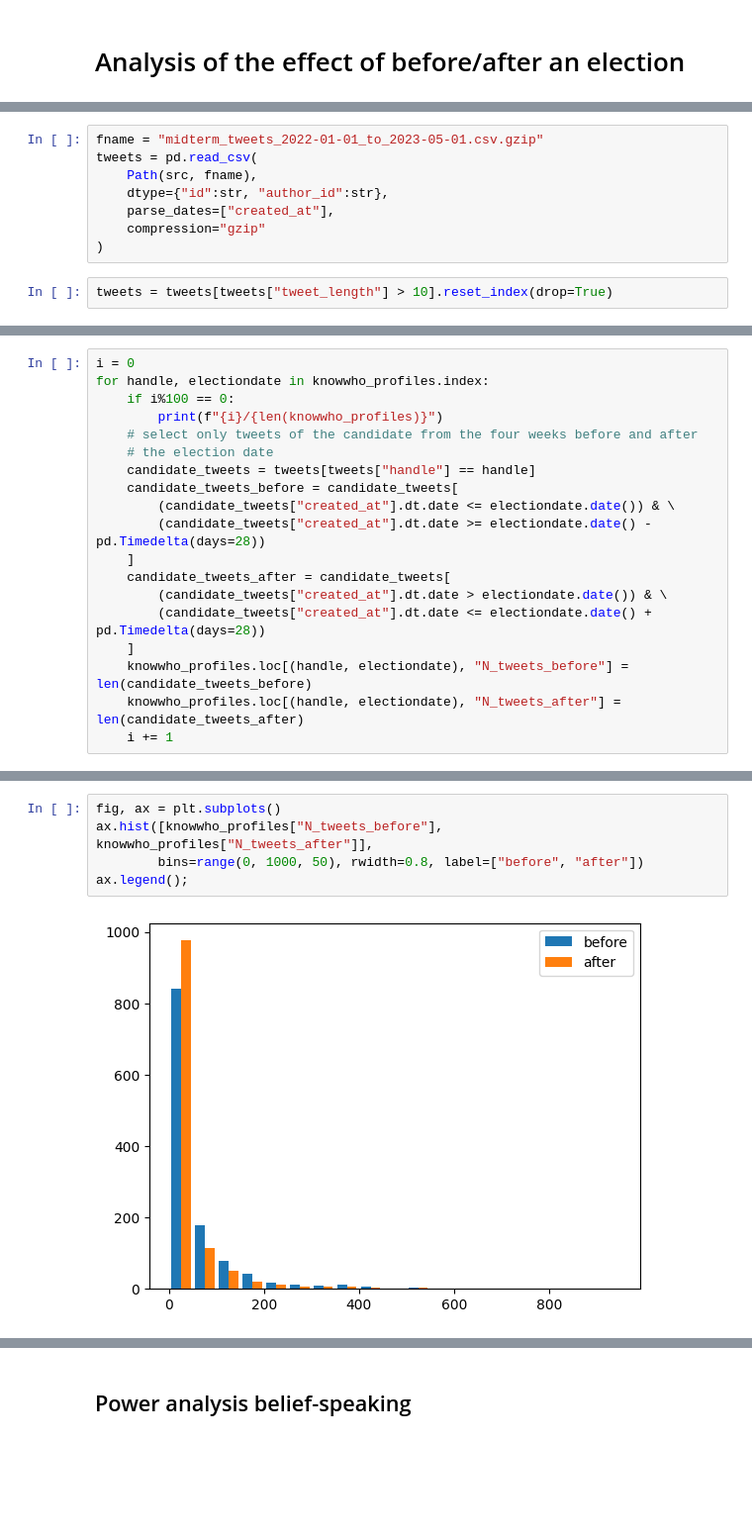
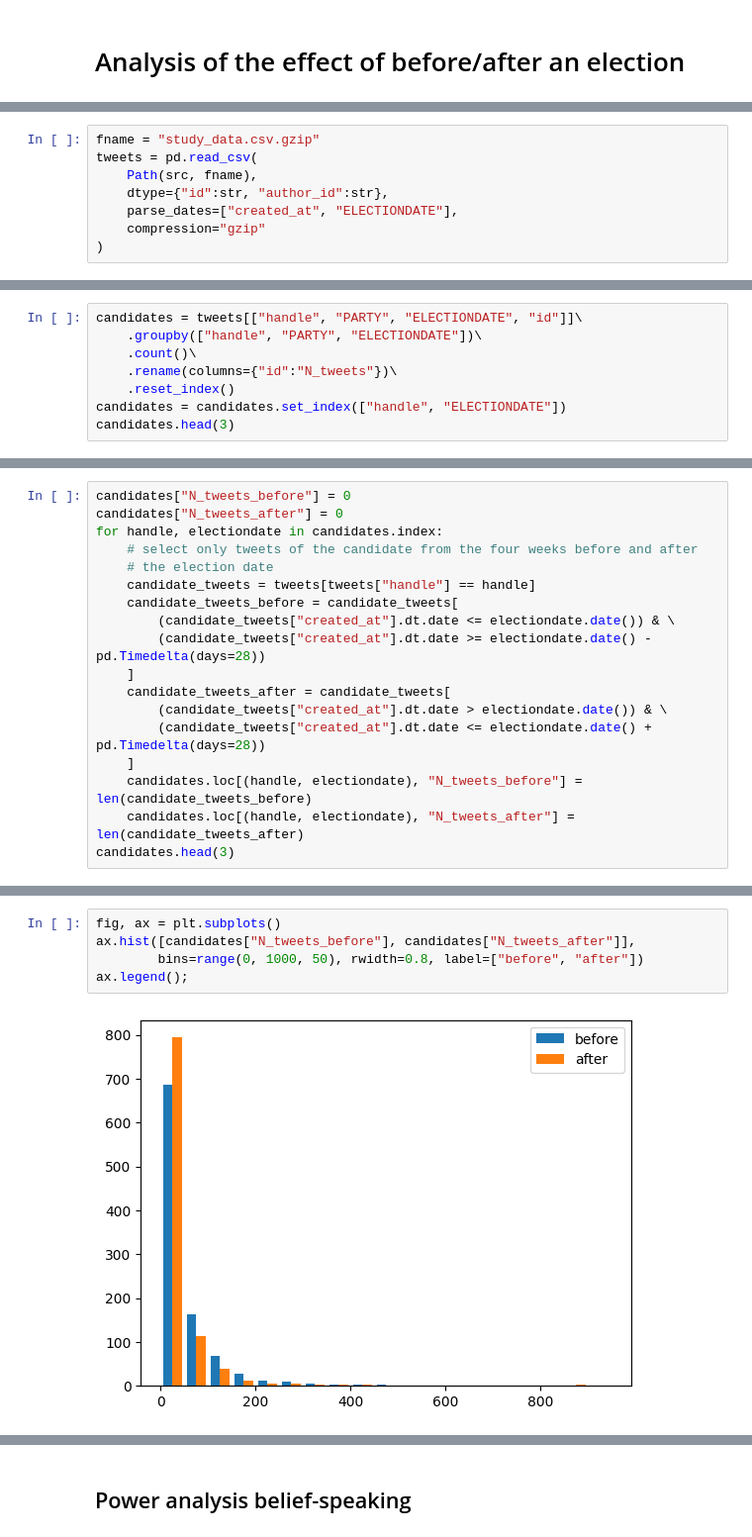
Before and after one commit to JanaLasser/honesty-midterms, a Jupyter notebook: code/analyse_elections.ipynb, the cells around one changed output, grey strips where cells are left out. Shown at 99% size. Cells and saved outputs as stored; diff of their text form; blank space fills up the shorter version.

Commit message:
finished elections power analysis

```diff
--- a/code/analyse_elections.ipynb
+++ b/code/analyse_elections.ipynb
@@ -60,10 +21,8 @@ len(knowwho_profiles)
 # %%
-fname = "midterm_tweets_2022-01-01_to_2023-05-01.csv.gzip"
+fname = "study_data.csv.gzip"
 tweets = pd.read_csv(
     Path(src, fname),
     dtype={"id":str, "author_id":str},
-    parse_dates=["created_at"],
+    parse_dates=["created_at", "ELECTIONDATE"],
     compression="gzip"
 )
-# %%
-tweets = tweets[tweets["tweet_length"] > 10].reset_index(drop=True)
@@ -72,0 +29,8 @@ knowwho_profiles["N_tweets_after"] = np.nan
+# %%
+candidates = tweets[["handle", "PARTY", "ELECTIONDATE", "id"]]\
+    .groupby(["handle", "PARTY", "ELECTIONDATE"])\
+    .count()\
+    .rename(columns={"id":"N_tweets"})\
+    .reset_index()
+candidates = candidates.set_index(["handle", "ELECTIONDATE"])
+candidates.head(3)
@@ -73,8 +43,7 @@ knowwho_profiles["N_tweets_after"] = np.nan
 # %%
-i = 0
-for handle, electiondate in knowwho_profiles.index:
-    if i%100 == 0:
-        print(f"{i}/{len(knowwho_profiles)}")
+candidates["N_tweets_before"] = 0
+candidates["N_tweets_after"] = 0
+for handle, electiondate in candidates.index:
     # select only tweets of the candidate from the four weeks before and after
     # the election date
     candidate_tweets = tweets[tweets["handle"] == handle]
@@ -86,7 +55,7 @@ for handle, electiondate in knowwho_profiles.index:
         (candidate_tweets["created_at"].dt.date > electiondate.date()) & \
         (candidate_tweets["created_at"].dt.date <= electiondate.date() + pd.Timedelta(days=28))
     ]
-    knowwho_profiles.loc[(handle, electiondate), "N_tweets_before"] = len(candidate_tweets_before)
-    knowwho_profiles.loc[(handle, electiondate), "N_tweets_after"] = len(candidate_tweets_after)
-    i += 1
+    candidates.loc[(handle, electiondate), "N_tweets_before"] = len(candidate_tweets_before)
+    candidates.loc[(handle, electiondate), "N_tweets_after"] = len(candidate_tweets_after)
+candidates.head(3)
 # %% [output]
@@ -106,7 +67,7 @@ for handle, electiondate in knowwho_profiles.index:
 # %%
 fig, ax = plt.subplots()
-ax.hist([knowwho_profiles["N_tweets_before"], knowwho_profiles["N_tweets_after"]],
+ax.hist([candidates["N_tweets_before"], candidates["N_tweets_after"]],
         bins=range(0, 1000, 50), rwidth=0.8, label=["before", "after"])
 ax.legend();
 # %% [output]
-[figure, old version]
+[figure, new version]
```
Also changed, not shown: parts of 39 cells of this notebook, 3 other files.
